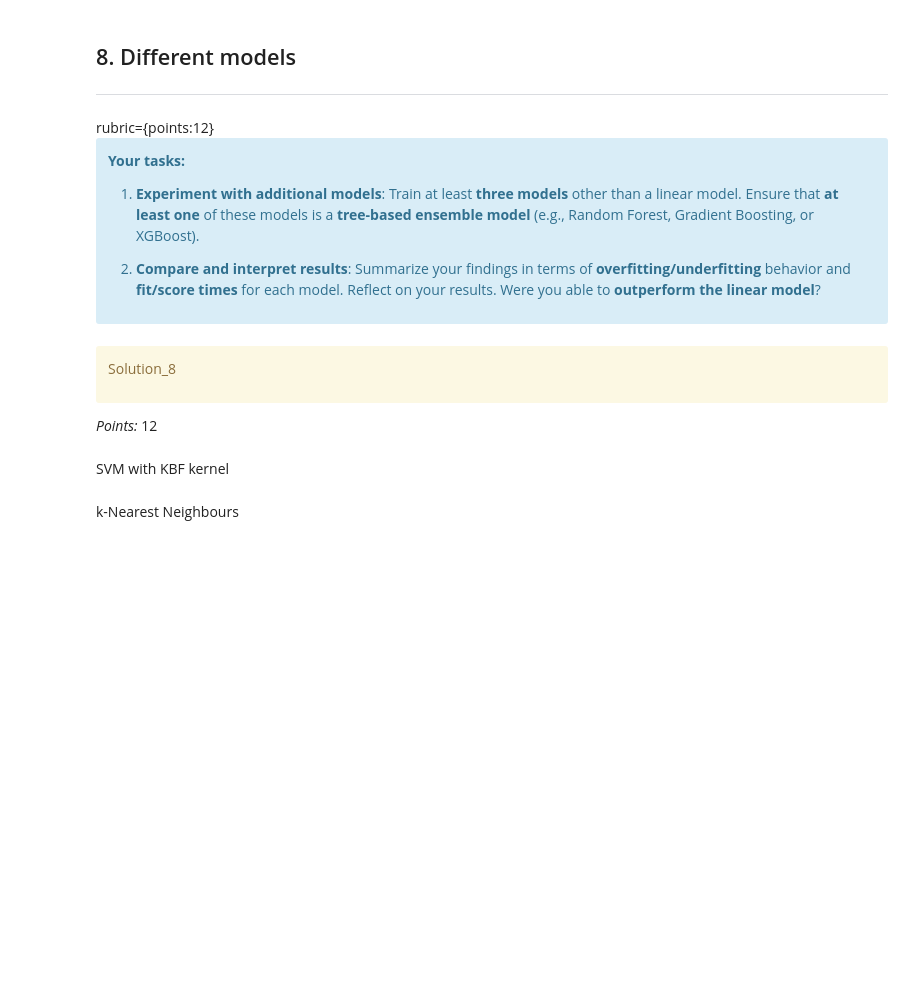
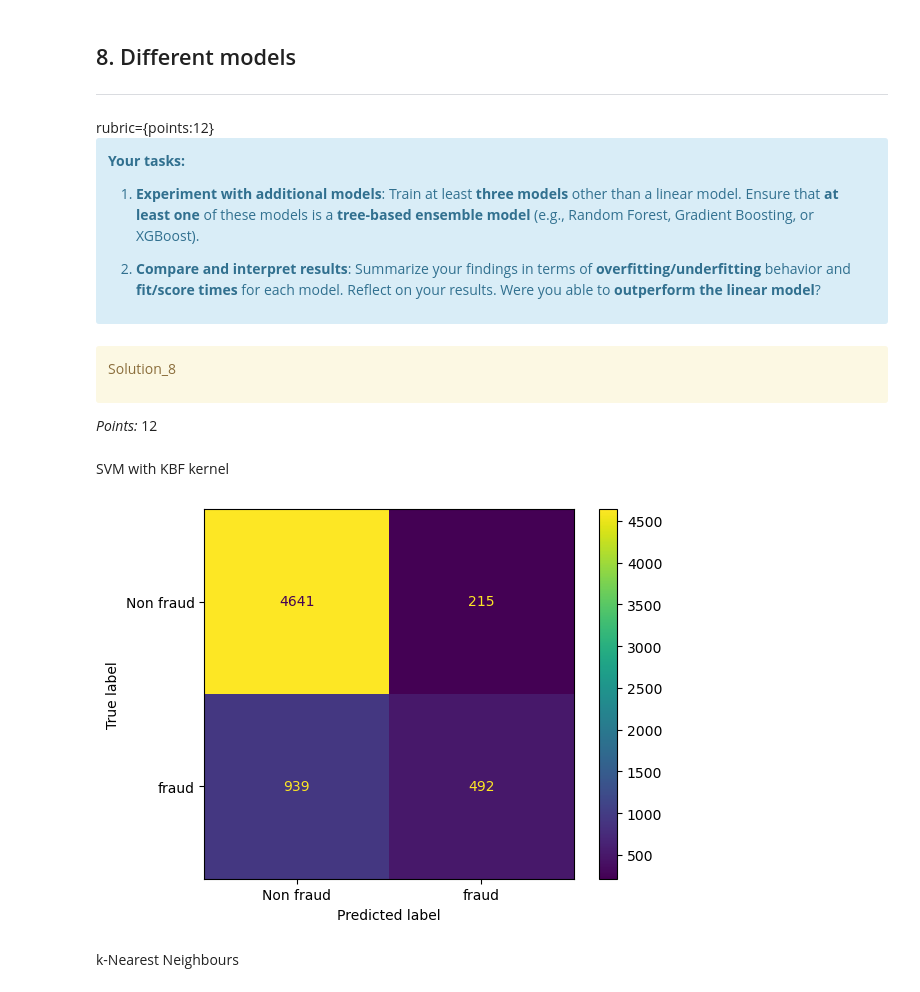
Before and after one commit to asharifo/cs330-hw5, a Jupyter notebook: hw5.ipynb, the cells around one changed output. Saved outputs shown, nothing was run; the diff lists cells and outputs as text; code cells hidden in the pictures; blank space fills up the shorter version.

```diff
--- a/hw5.ipynb
+++ b/hw5.ipynb
@@ -642,8 +646,7 @@ X_train_small, X_valid, y_train_small, y_valid = train_test_split(
     X_train, y_train, test_size=0.3, random_state=123
 )
 # %%
-pipe_lr_best = make_pipeline(preprocessor, LogisticRegression(C=best_C, max_iter=1000, random_state=123))
-pipe_lr_best.fit(X_train_small, y_train_small)
-cm = ConfusionMatrixDisplay.from_estimator(
-    pipe_lr_best, X_valid, y_valid, values_format="d", display_labels=["Non fraud", "fraud"]
-)
+def make_cm(pipe):
+    pipe.fit(X_train_small, y_train_small)
+    cm = ConfusionMatrixDisplay.from_estimator(pipe, X_valid, y_valid, values_format="d", display_labels=["Non fraud", "fraud"])
+    return cm
@@ -681,11 +687,10 @@ SVM with KBF kernel
 pipe_svm = make_pipeline(preprocessor, SVC(random_state=123))
 mean_scores, mean_std = mean_std_cross_val_scores(pipe_svm, X_train, y_train, cv=5, return_train_score=True, scoring=scoring)
 results_dict["svm_default"] = print_results(mean_scores, mean_std)
-# %%
-pipe_svm.fit(X_train_small, y_train_small)
-cm = ConfusionMatrixDisplay.from_estimator(
-    pipe_svm, X_valid, y_valid, values_format="d", display_labels=["Non fraud", "fraud"]
-)
+# %%
+make_cm(pipe_svm)
+# %% [output]
+[figure, added]
 # %% [markdown]
 k-Nearest Neighbours
 # %%
```
Also changed, not shown: parts of 36 cells of this notebook, 1 other file.
